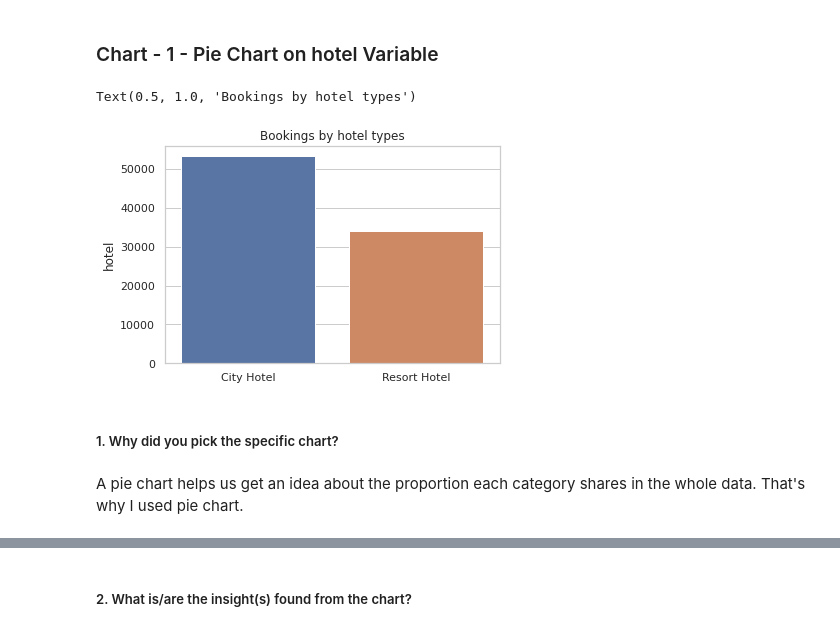
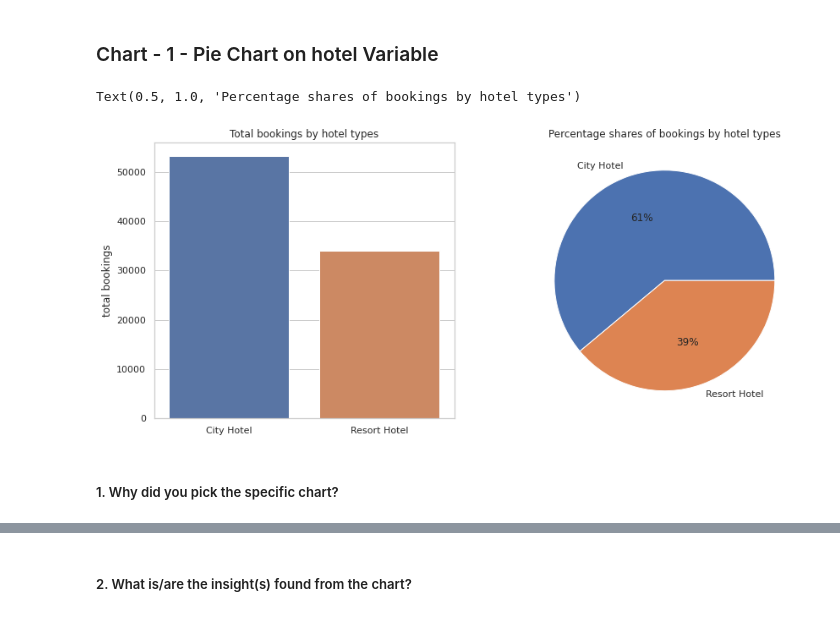
Before and after one commit to ayush9304/HotelBookingAnalysisEDA, a Jupyter notebook: EDA_Hotel_Booking_Analysis.ipynb, the cells around one changed output, grey strips where cells are left out. Cells and saved outputs as stored; diff of their text form; code cells hidden in the pictures.

```diff
--- a/EDA_Hotel_Booking_Analysis.ipynb
+++ b/EDA_Hotel_Booking_Analysis.ipynb
@@ -535,14 +535,18 @@ Although visualization is better to get insight of the data that will be done in
 ### Chart - 1 - Pie Chart on hotel Variable
 # %%
 d = df['hotel'].value_counts()
-# plt.figure(figsize=(7,7))
+
+plt.figure(figsize=(14,6))
+plt.subplot(1,2,1)
 sns.barplot(x=d.index, y=d)
-# p = plt.pie(d, labels=d.index, autopct="%.0f%%")
-plt.title("Bookings by hotel types")
+plt.title("Total bookings by hotel types")
+plt.ylabel("total bookings")
+
+plt.subplot(1,2,2)
+p = plt.pie(d, labels=d.index, autopct="%.0f%%")
+plt.title("Percentage shares of bookings by hotel types")
 # %% [output]
-Text(0.5, 1.0, 'Bookings by hotel types')
+Text(0.5, 1.0, 'Percentage shares of bookings by hotel types')
-[figure, old version]
+[figure, new version]
 # %% [markdown]
 ##### 1. Why did you pick the specific chart?
-# %% [markdown]
-A pie chart helps us get an idea about the proportion each category shares in the whole data. That's why I used pie chart.
```
Also changed, not shown: parts of 137 cells of this notebook.
